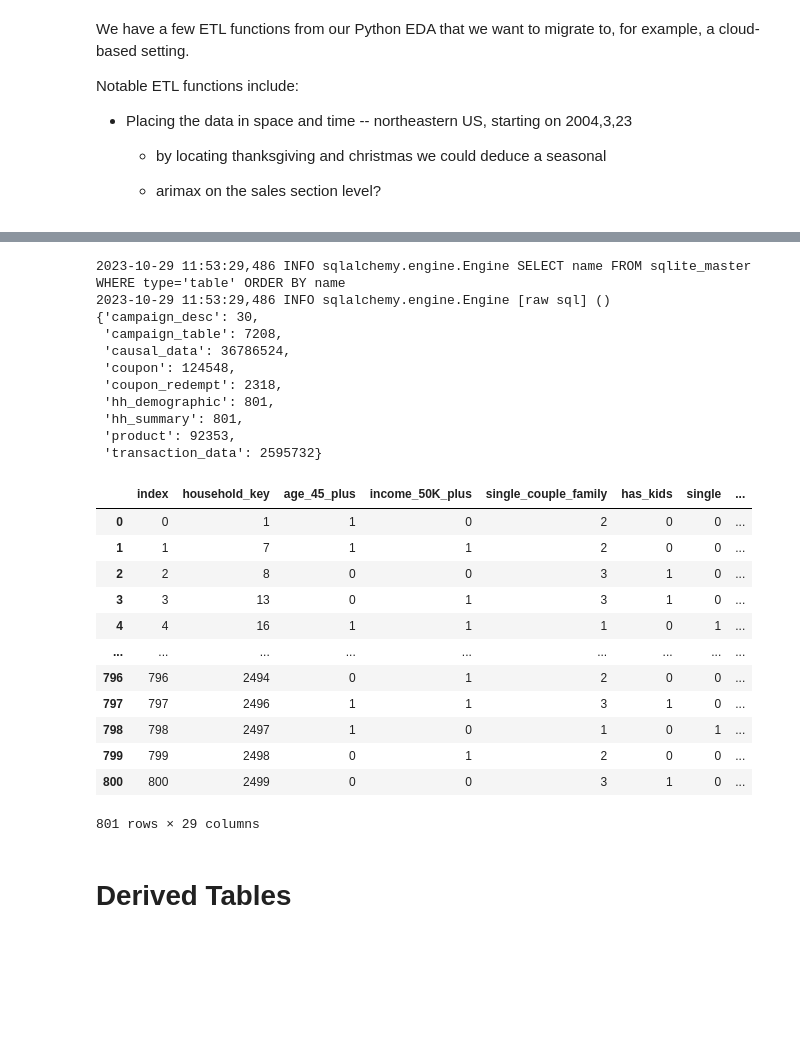
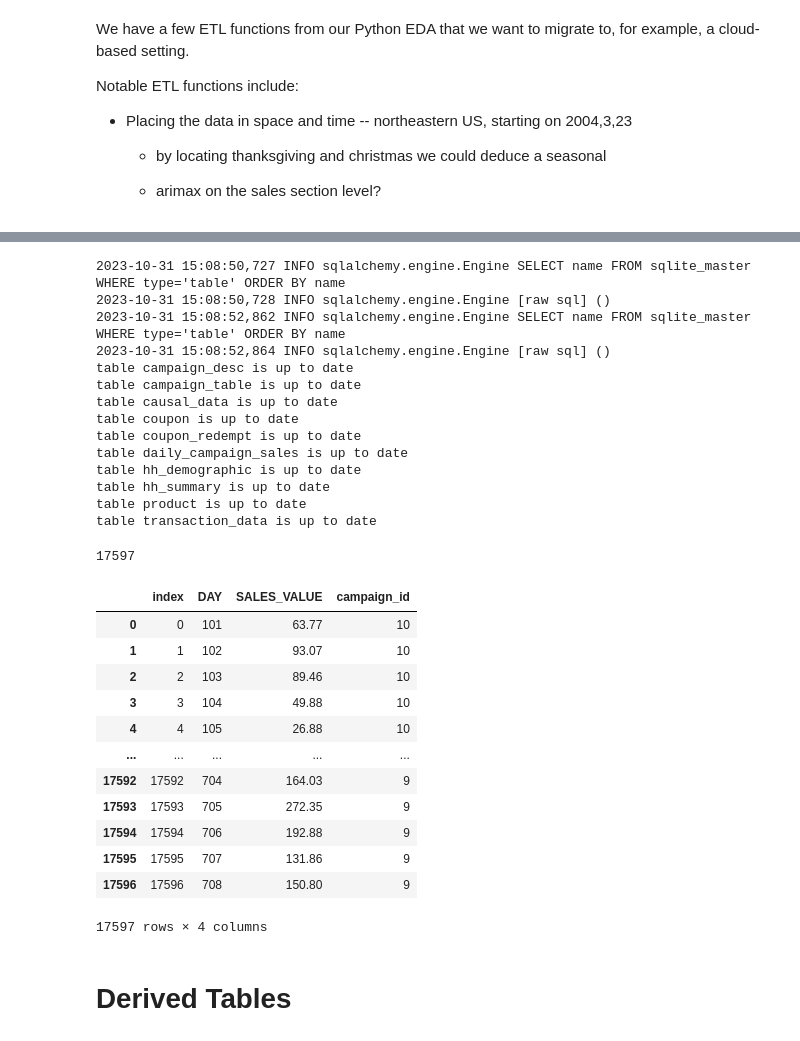
Before and after one commit to np1919/DunnHumby, a Jupyter notebook: src/ETLs.ipynb, the cells around one changed output, grey strips where cells are left out. Drawn from its saved outputs; the diff is of its cells as text; code cells hidden in the pictures; blank space fills up the shorter version.

```diff
--- a/src/ETLs.ipynb
+++ b/src/ETLs.ipynb
@@ -20,14 +15,17 @@ import pandas as pd
 # %%
-a = DataLake()
+a = DunnHumbyDataWarehouse()
 # %% [output]
-2023-10-29 11:53:29,486 INFO sqlalchemy.engine.Engine SELECT name FROM sqlite_master WHERE type='table' ORDER BY name
-2023-10-29 11:53:29,486 INFO sqlalchemy.engine.Engine [raw sql] ()
-{'campaign_desc': 30,
- 'campaign_table': 7208,
- 'causal_data': 36786524,
- 'coupon': 124548,
- 'coupon_redempt': 2318,
- 'hh_demographic': 801,
- 'hh_summary': 801,
- 'product': 92353,
- 'transaction_data': 2595732}
+2023-10-31 15:08:50,727 INFO sqlalchemy.engine.Engine SELECT name FROM sqlite_master WHERE type='table' ORDER BY name
+2023-10-31 15:08:50,728 INFO sqlalchemy.engine.Engine [raw sql] ()
+2023-10-31 15:08:52,862 INFO sqlalchemy.engine.Engine SELECT name FROM sqlite_master WHERE type='table' ORDER BY name
+2023-10-31 15:08:52,864 INFO sqlalchemy.engine.Engine [raw sql] ()
+table campaign_desc is up to date
+table campaign_table is up to date
+table causal_data is up to date
+table coupon is up to date
+table coupon_redempt is up to date
+table daily_campaign_sales is up to date
+table hh_demographic is up to date
+table hh_summary is up to date
+table product is up to date
+table transaction_data is up to date
@@ -34,19 +36,29 @@ a = DataLake()
+# %%
+
+df.to_sql(name='daily_campaign_sales',
+                con=_SQLALCHEMY_DATABASE_URL,
+                #  if_exists='append',
+                if_exists='replace',
+                chunksize=999,
+                method='multi')
+# %% [output]
+17597
 # %%
-a.get_table('hh_summary')
+a.get_table('daily_campaign_sales')
 # %% [output]
-|  | index | household_key | age_45_plus | income_50K_plus | single_couple_family | has_kids | single | ... |
-| 0 | 0 | 1 | 1 | 0 | 2 | 0 | 0 | ... |
-| 1 | 1 | 7 | 1 | 1 | 2 | 0 | 0 | ... |
-| 2 | 2 | 8 | 0 | 0 | 3 | 1 | 0 | ... |
-| 3 | 3 | 13 | 0 | 1 | 3 | 1 | 0 | ... |
-| 4 | 4 | 16 | 1 | 1 | 1 | 0 | 1 | ... |
-| ... | ... | ... | ... | ... | ... | ... | ... | ... |
-| 796 | 796 | 2494 | 0 | 1 | 2 | 0 | 0 | ... |
-| 797 | 797 | 2496 | 1 | 1 | 3 | 1 | 0 | ... |
-| 798 | 798 | 2497 | 1 | 0 | 1 | 0 | 1 | ... |
-| 799 | 799 | 2498 | 0 | 1 | 2 | 0 | 0 | ... |
-| 800 | 800 | 2499 | 0 | 0 | 3 | 1 | 0 | ... |
+|  | index | DAY | SALES_VALUE | campaign_id |
+| 0 | 0 | 101 | 63.77 | 10 |
+| 1 | 1 | 102 | 93.07 | 10 |
+| 2 | 2 | 103 | 89.46 | 10 |
+| 3 | 3 | 104 | 49.88 | 10 |
+| 4 | 4 | 105 | 26.88 | 10 |
+| ... | ... | ... | ... | ... |
+| 17592 | 17592 | 704 | 164.03 | 9 |
+| 17593 | 17593 | 705 | 272.35 | 9 |
+| 17594 | 17594 | 706 | 192.88 | 9 |
+| 17595 | 17595 | 707 | 131.86 | 9 |
+| 17596 | 17596 | 708 | 150.80 | 9 |
-801 rows × 29 columns
+17597 rows × 4 columns
 # %%
 # startup the API server using `uvicorn main:app --reload` in the shell
 # %% [markdown]
```
Also changed, not shown: parts of 21 cells of this notebook, 48 other files.
